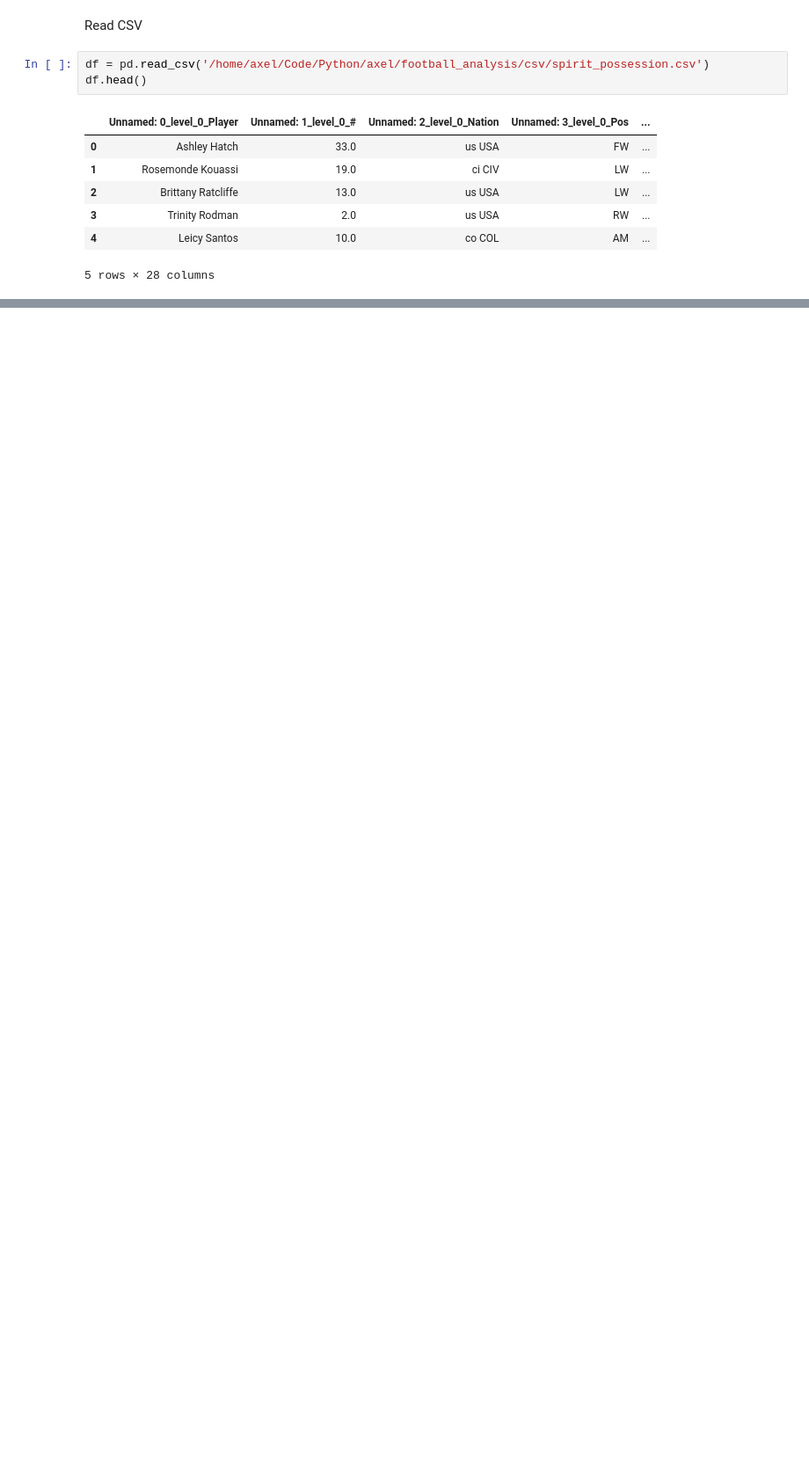
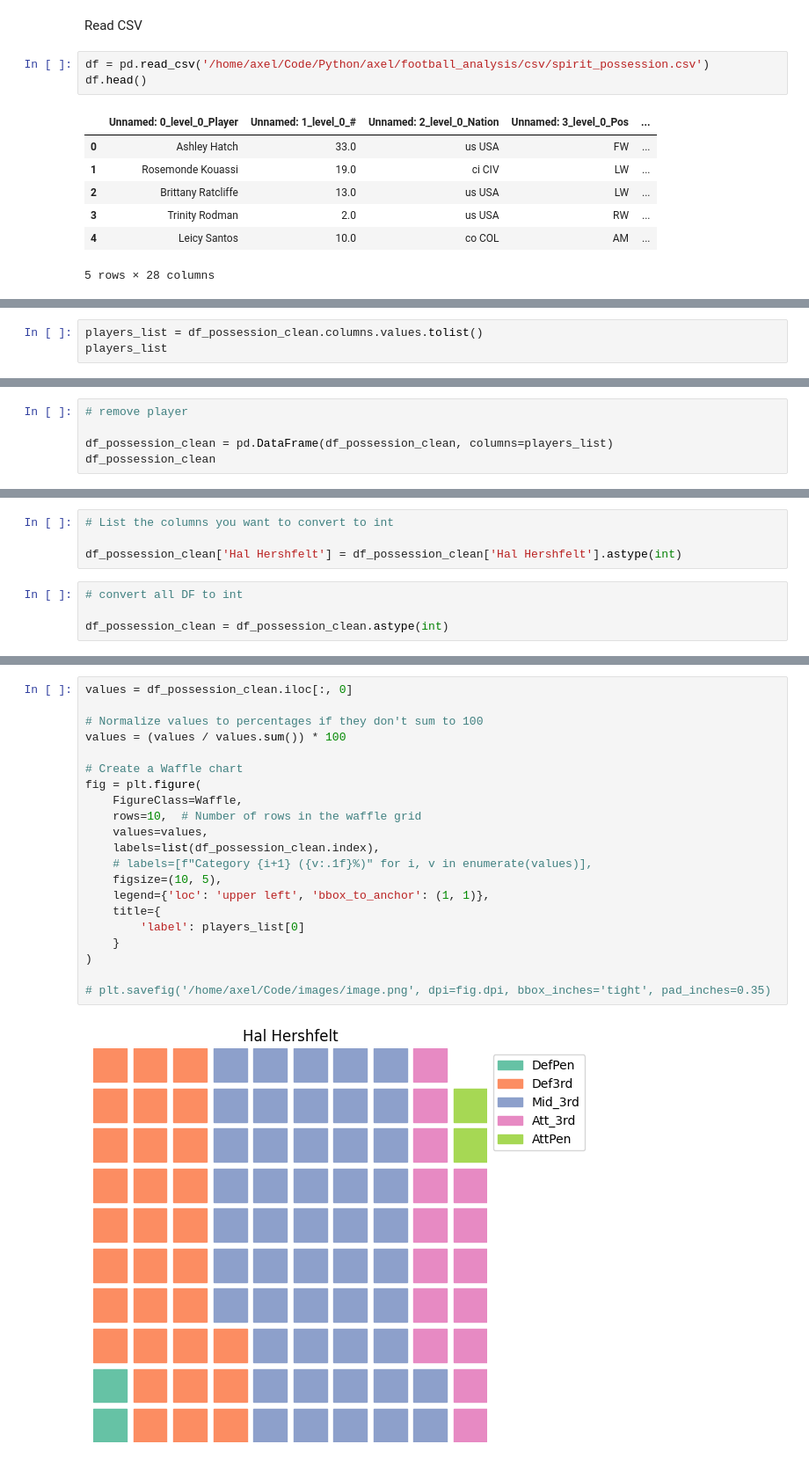
Before and after one commit to axelbol/football-analysis, a Jupyter notebook: possession_fbref.ipynb, the cells around one changed output, grey strips where cells are left out. Shown at 88% size. Drawn from its saved outputs; the diff is of its cells as text; blank space fills up the shorter version.

Commit message:
waffle for possession nwsl

```diff
--- a/possession_fbref.ipynb
+++ b/possession_fbref.ipynb
@@ -83,0 +295,3 @@ df.head()
+# %%
+players_list = df_possession_clean.columns.values.tolist()
+players_list
@@ -83,0 +315,5 @@ df.head()
+# %%
+# remove player
+
+df_possession_clean = pd.DataFrame(df_possession_clean, columns=players_list)
+df_possession_clean
@@ -83,0 +348,8 @@ df.head()
+# %%
+# List the columns you want to convert to int
+
+df_possession_clean['Hal Hershfelt'] = df_possession_clean['Hal Hershfelt'].astype(int)
+# %%
+# convert all DF to int
+
+df_possession_clean = df_possession_clean.astype(int)
@@ -83,0 +358,23 @@ df.head()
+# %%
+values = df_possession_clean.iloc[:, 0]
+
+# Normalize values to percentages if they don't sum to 100
+values = (values / values.sum()) * 100
+
+# Create a Waffle chart
+fig = plt.figure(
+    FigureClass=Waffle,
+    rows=10,  # Number of rows in the waffle grid
+    values=values,
+    labels=list(df_possession_clean.index),
+    # labels=[f"Category {i+1} ({v:.1f}%)" for i, v in enumerate(values)],
+    figsize=(10, 5),
+    legend={'loc': 'upper left', 'bbox_to_anchor': (1, 1)},
+    title={
+        'label': players_list[0]
+    }
+)
+
+# plt.savefig('/home/axel/Code/images/image.png', dpi=fig.dpi, bbox_inches='tight', pad_inches=0.35)
+# %% [output]
+[figure, added]
```
Also changed, not shown: parts of 27 cells of this notebook, 2 other files.
